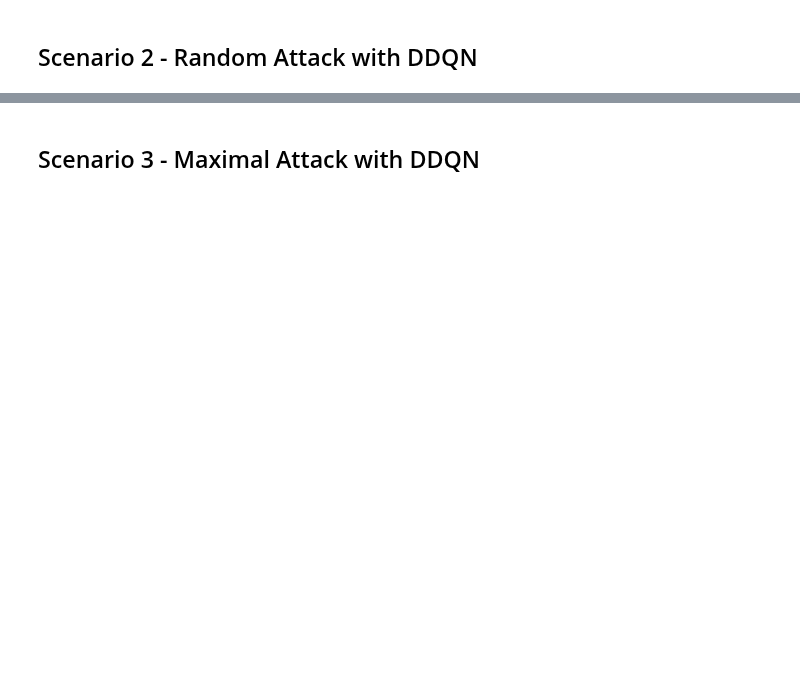
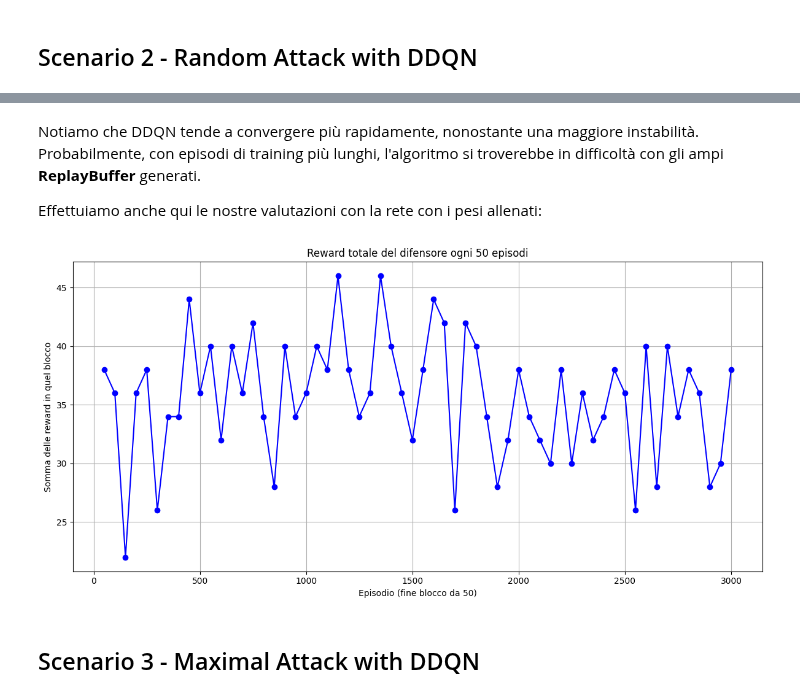
Before and after one commit to crypto-infinity/proai, a Jupyter notebook: project/cybersec_rl.ipynb, the cells around one changed output, grey strips where cells are left out. Drawn from its saved outputs; the diff is of its cells as text; code cells hidden in the pictures; blank space fills up the shorter version.

```diff
--- a/project/cybersec_rl.ipynb
+++ b/project/cybersec_rl.ipynb
@@ -489 +660,8 @@ Plotting.plot_50_episode_sums(np.array(randomattack_episode_rewards).flatten())
+# %%
+obs = random_env.reset()[0]
+state_dim = obs.flatten().shape[0] #observation is represented as a tuple [0: attacker, 1: defender].
+
+defender_action_space = random_env.defender_action_space.n
+
+replaybuffer = ReplayBuffer()
 # %%
@@ -501,2 +739,14 @@ Plotting.plot_50_episode_sums(np.array(randomattack_ddqn_episode_rewards).flatte
+# %% [markdown]
+Notiamo che DDQN tende a convergere più rapidamente, nonostante una maggiore instabilità. Probabilmente, con episodi di training più lunghi, l'algoritmo si troverebbe in difficoltà con gli ampi **ReplayBuffer** generati.
+
+Effettuiamo anche qui le nostre valutazioni con la rete con i pesi allenati:
+# %%
+#Evaluation
+
+randomattack_ddqn_eval_episode_rewards, eval_total = DDQN.evaluate_ddqn(random_env, online_net, verbose=False)
+# %%
+Plotting.plot_50_episode_sums(randomattack_ddqn_eval_episode_rewards)
+# %% [output]
+[figure, added]
 # %% [markdown]
 ## Scenario 3 - Maximal Attack with DDQN
```
Also changed, not shown: parts of 44 cells of this notebook.
